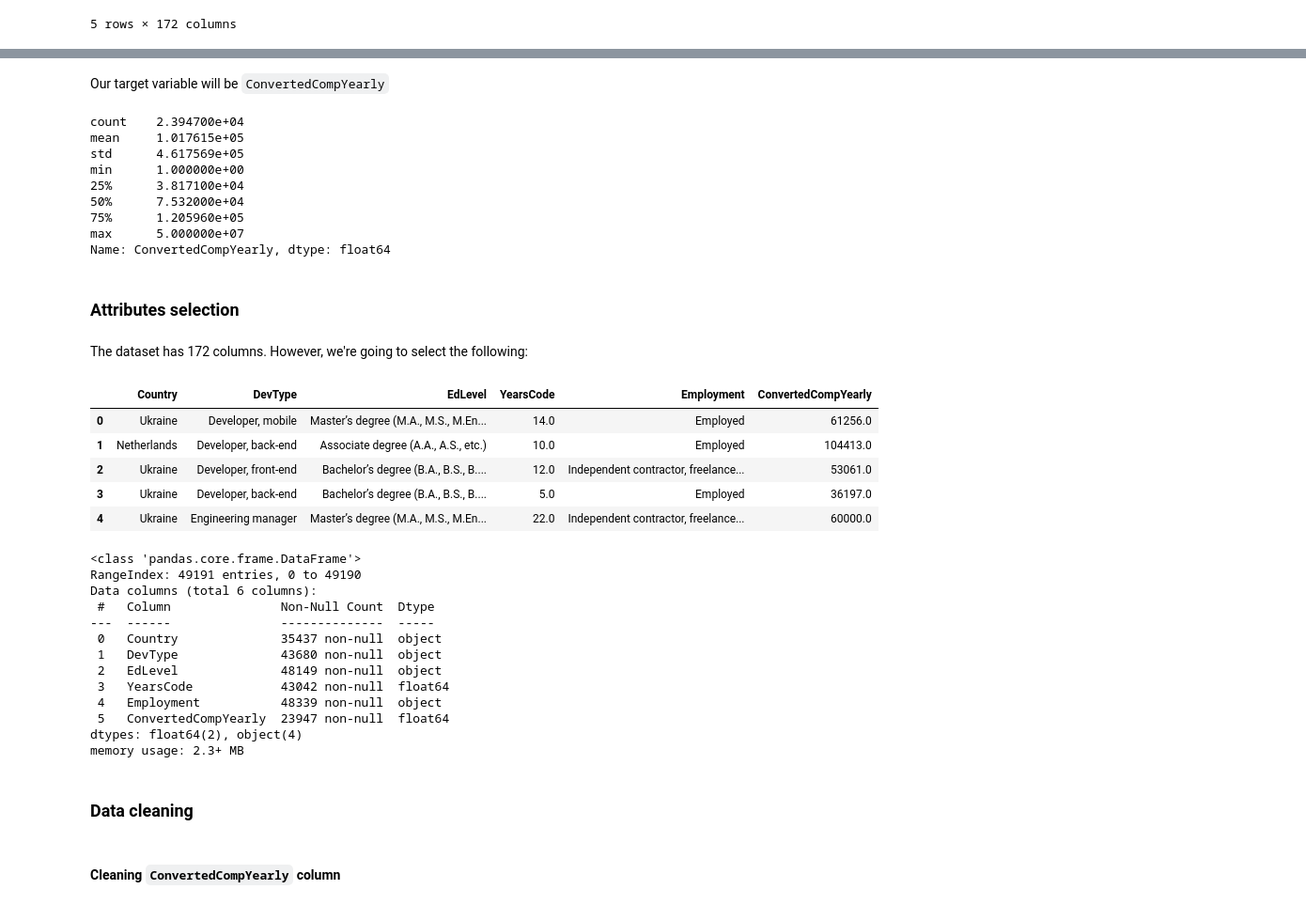
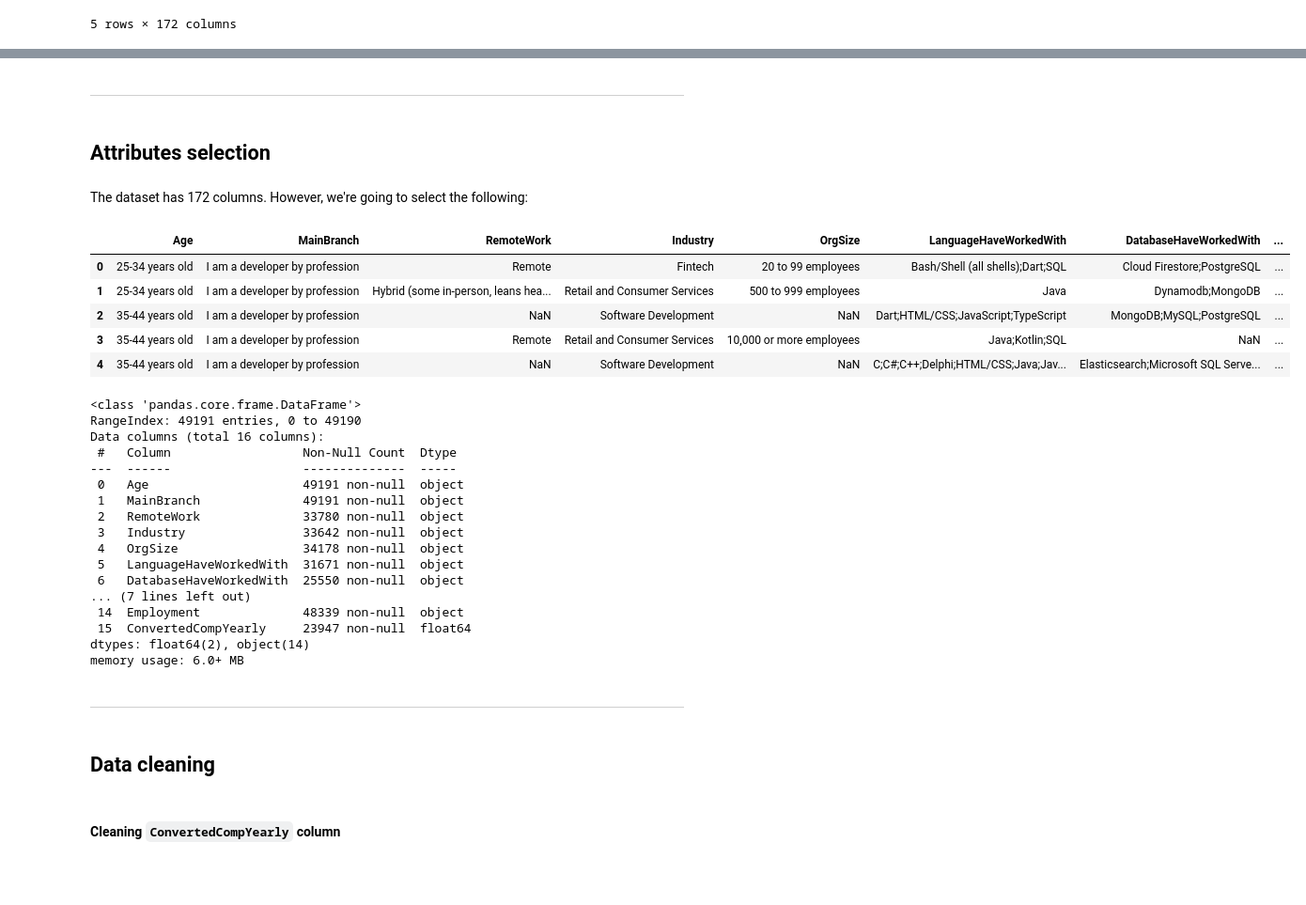
Before and after one commit to hugopferraro/dev-salary-prediction-model, a Jupyter notebook: notebooks/attributes-engineering.ipynb, the cells around one changed output, grey strips where cells are left out. Shown at 94% size. Cells and saved outputs as stored; diff of their text form; code cells hidden in the pictures; blank space fills up the shorter version.

```diff
--- a/notebooks/attributes-engineering.ipynb
+++ b/notebooks/attributes-engineering.ipynb
@@ -31,50 +37,48 @@ df.head()
-# %% [markdown]
-Our target variable will be `ConvertedCompYearly`
-# %%
-# Describe `ConvertedCompYearly` field
-df["ConvertedCompYearly"].describe()
-# %% [output]
-count    2.394700e+04
-mean     1.017615e+05
-std      4.617569e+05
-min      1.000000e+00
-25%      3.817100e+04
-50%      7.532000e+04
-75%      1.205960e+05
-max      5.000000e+07
-Name: ConvertedCompYearly, dtype: float64
+# %% [markdown]
+---
 # %% [markdown]
-### Attributes selection
+## Attributes selection
 # %% [markdown]
 The dataset has 172 columns. However, we're going to select the following:
 # %%
-df_train = df[["Country", "DevType", "EdLevel", "YearsCode", "Employment", "ConvertedCompYearly"]].copy()
-df_train.head()
+df_as = df[["Age", "MainBranch", "RemoteWork",
+               "Industry", "OrgSize", "LanguageHaveWorkedWith",
+               "DatabaseHaveWorkedWith", "PlatformHaveWorkedWith",
+               "WebframeHaveWorkedWith", "AIAgents", "Country",
+               "DevType", "EdLevel", "YearsCode", "Employment",
+               "ConvertedCompYearly"]].copy()
+df_as.head()
 # %% [output]
-|  | Country | DevType | EdLevel | YearsCode | Employment | ConvertedCompYearly |
-| 0 | Ukraine | Developer, mobile | Master’s degree (M.A., M.S., M.En... | 14.0 | Employed | 61256.0 |
-| 1 | Netherlands | Developer, back-end | Associate degree (A.A., A.S., etc.) | 10.0 | Employed | 104413.0 |
-| 2 | Ukraine | Developer, front-end | Bachelor’s degree (B.A., B.S., B.... | 12.0 | Independent contractor, freelance... | 53061.0 |
-| 3 | Ukraine | Developer, back-end | Bachelor’s degree (B.A., B.S., B.... | 5.0 | Employed | 36197.0 |
-| 4 | Ukraine | Engineering manager | Master’s degree (M.A., M.S., M.En... | 22.0 | Independent contractor, freelance... | 60000.0 |
+|  | Age | MainBranch | RemoteWork | Industry | OrgSize | LanguageHaveWorkedWith | DatabaseHaveWorkedWith | ... |
+| 0 | 25-34 years old | I am a developer by profession | Remote | Fintech | 20 to 99 employees | Bash/Shell (all shells);Dart;SQL | Cloud Firestore;PostgreSQL | ... |
+| 1 | 25-34 years old | I am a developer by profession | Hybrid (some in-person, leans hea... | Retail and Consumer Services | 500 to 999 employees | Java | Dynamodb;MongoDB | ... |
+| 2 | 35-44 years old | I am a developer by profession | NaN | Software Development | NaN | Dart;HTML/CSS;JavaScript;TypeScript | MongoDB;MySQL;PostgreSQL | ... |
+| 3 | 35-44 years old | I am a developer by profession | Remote | Retail and Consumer Services | 10,000 or more employees | Java;Kotlin;SQL | NaN | ... |
+| 4 | 35-44 years old | I am a developer by profession | NaN | Software Development | NaN | C;C#;C++;Delphi;HTML/CSS;Java;Jav... | Elasticsearch;Microsoft SQL Serve... | ... |
 # %%
-df_train.info()
+df_as.info()
 # %% [output]
 <class 'pandas.core.frame.DataFrame'>
 RangeIndex: 49191 entries, 0 to 49190
-Data columns (total 6 columns):
- #   Column               Non-Null Count  Dtype
----  ------               --------------  -----
- 0   Country              35437 non-null  object
- 1   DevType              43680 non-null  object
- 2   EdLevel              48149 non-null  object
- 3   YearsCode            43042 non-null  float64
- 4   Employment           48339 non-null  object
- 5   ConvertedCompYearly  23947 non-null  float64
-dtypes: float64(2), object(4)
-memory usage: 2.3+ MB
+Data columns (total 16 columns):
+ #   Column                  Non-Null Count  Dtype
+---  ------                  --------------  -----
+ 0   Age                     49191 non-null  object
+ 1   MainBranch              49191 non-null  object
+ 2   RemoteWork              33780 non-null  object
+ 3   Industry                33642 non-null  object
+ 4   OrgSize                 34178 non-null  object
+ 5   LanguageHaveWorkedWith  31671 non-null  object
+ 6   DatabaseHaveWorkedWith  25550 non-null  object
+... (7 lines left out)
+ 14  Employment              48339 non-null  object
+ 15  ConvertedCompYearly     23947 non-null  float64
+dtypes: float64(2), object(14)
+memory usage: 6.0+ MB
+# %% [markdown]
+---
 # %% [markdown]
-### Data cleaning
+## Data cleaning
 # %% [markdown]
 #### Cleaning `ConvertedCompYearly` column
 # %%
```
Also changed, not shown: parts of 113 cells of this notebook, 9 other files.
